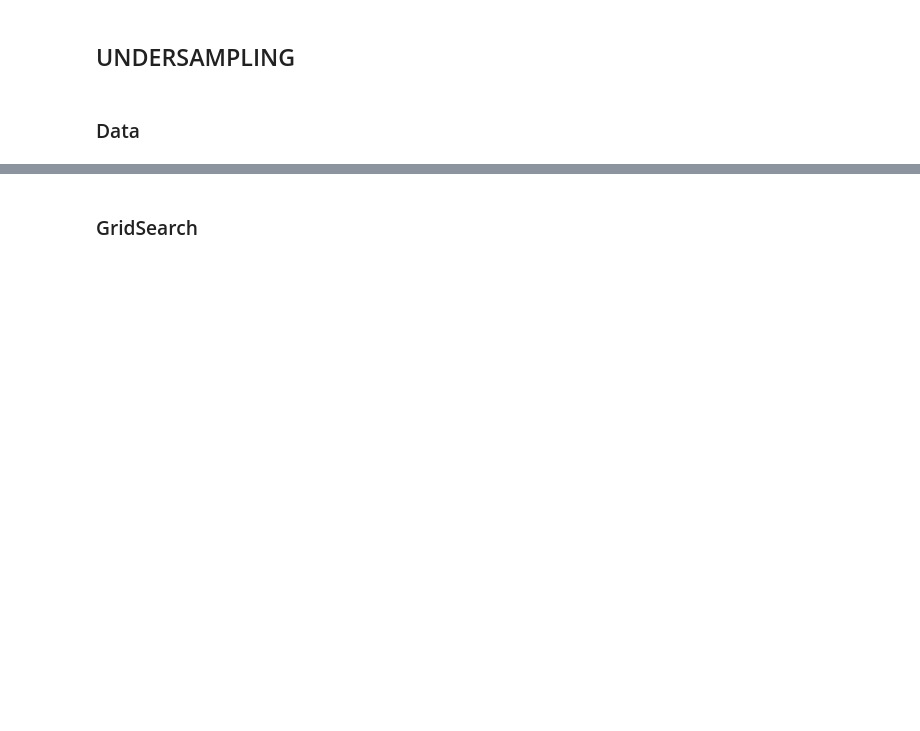
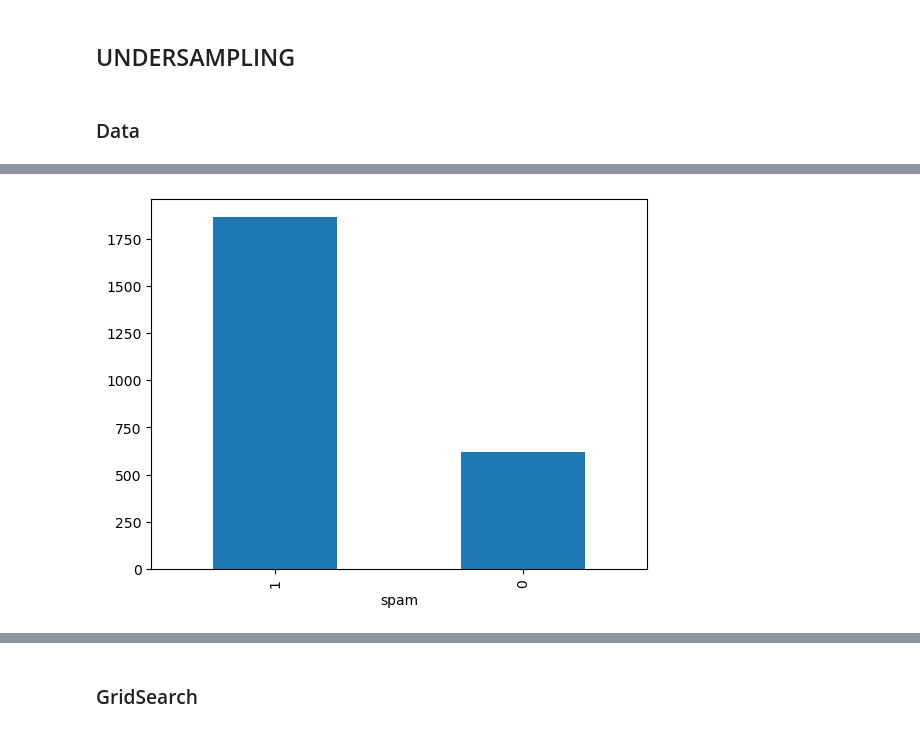
Before and after one commit to BeNNeTTcik/xgboost, a Jupyter notebook: notebooks/spam.ipynb, the cells around one changed output, grey strips where cells are left out. Drawn from its saved outputs; the diff is of its cells as text; code cells hidden in the pictures; blank space fills up the shorter version.

```diff
--- a/notebooks/spam.ipynb
+++ b/notebooks/spam.ipynb
@@ -774,0 +471,69 @@ ValueError: The target 'y' needs to have more than 1 class. Got 1 class instead
+# %%
+#load data
+smote_data = pd.read_csv("D:\\ml\\xgboost-main\\data\\spambase\\smote_data.csv")
+boarderline_smote_data = pd.read_csv("D:\\ml\\xgboost-main\\data\\spambase\\boarderlinesmote_data.csv")
+gan_data = pd.read_csv("D:\\ml\\xgboost-main\\data\\spambase\\GAN_data.csv")
+df_original = pd.read_csv("D:\\ml\\xgboost-main\\data\\spambase\\orignal_data.csv")
+X_test = pd.read_csv("D:\\ml\\xgboost-main\\data\\spambase\\test_data\\X_test.csv")
+y_test = pd.read_csv("D:\\ml\\xgboost-main\\data\\spambase\\test_data\\y_test.csv")
+
+#sum up df (GAN, SMOTE & borderlineSMOTE)
+""" data1 = pd.concat([gan_data, smote_data], axis=0, ignore_index=True)
+data2 = pd.concat([boarderline_smote_data, df_original], axis=0, ignore_index=True)
+data2 = data2.drop(columns=["Unnamed: 0"])
+
+sum_data = pd.concat([data1, data2], axis=0, ignore_index=True)
+sum_data = sum_data.reset_index(drop=True) """
+data1 = pd.concat([gan_data, smote_data], axis=0, ignore_index=True)
+sum_data = pd.concat([boarderline_smote_data, data1], axis=0, ignore_index=True)
+sum_data = sum_data.reset_index(drop=True)
+
+df_original = df_original.drop(columns=["Unnamed: 0"])
+num_original = df_original["spam"].value_counts()
+print(f'Sum up original: {num_original}')
+used_in_RUS = df_original[df_original["spam"]==0]
+
+#undersampling
+RUS_train = {}
+
+if num_original[0] > num_original[1]:
+    #count sampling strategy
+    under_samples = abs(num_original[0]-num_original[1])
+    #copy only 0 from df_original
+    used_in_RUS = df_original[df_original["spam"]==0]
+    #used_in_RUS = used_in_RUS.drop(columns=["source"])
+    count_zeros = used_in_RUS.sample(n=under_samples, random_state=42).copy()
+    #count_zeros = count_zeros.drop(columns=["Unnamed: 0"])
+    count_zeros_num = (count_zeros["spam"] == 0).sum()
+    strategy = {1: under_samples, 0: count_zeros_num}
+    print(f"Sampling Strategy for SUM UP DATA: {strategy}")
+
+    #split data
+    RUS_data = pd.concat([sum_data, count_zeros], axis=0, ignore_index=True)
+    y_under = RUS_data['spam']
+    X_under = RUS_data.drop(columns=["spam", "source"])
+    pd.Series(y_under).value_counts().plot.bar()
+
+    #data add at the end which contains the rest 0 and 1 (~1373)
+    merged = df_original.merge(count_zeros, on=df_original.columns.tolist(), how='left', indicator=True)
+    rest_of_RUS = merged[merged['_merge'] == 'left_only'].drop(columns=['_merge'])
+    print(rest_of_RUS)
+
+    for i in range(1, 10):
+        RUS = RandomUnderSampler(random_state=i, sampling_strategy=strategy)
+        X_res, y_res = RUS.fit_resample(X_under, y_under)
+        X_rest = rest_of_RUS.drop(columns=["spam", "source"])
+        y_rest = rest_of_RUS["spam"]
+        X_res = pd.concat([X_res, X_rest], axis=0, ignore_index=True)
+        y_res = pd.concat([y_res, y_rest], axis=0, ignore_index=True)
+        print(X_res.shape)
+        print(y_res.shape)
+        RUS_train[f'X_RUS_{i}'] = X_res, y_res
+
+
+else:
+    under_samples = abs(num_original[0]-num_original[1])
+    count_ones = (df_original['spam'] == 1).sum()
+    strategy = {0: under_samples, 1: count_ones}
+    print(f"Sampling Strategy for SUM UP DATA: {strategy}")
+# %% [output]
@@ -774,0 +557 @@ ValueError: The target 'y' needs to have more than 1 class. Got 1 class instead
+[figure, added]
```
Also changed, not shown: parts of 19 cells of this notebook.
